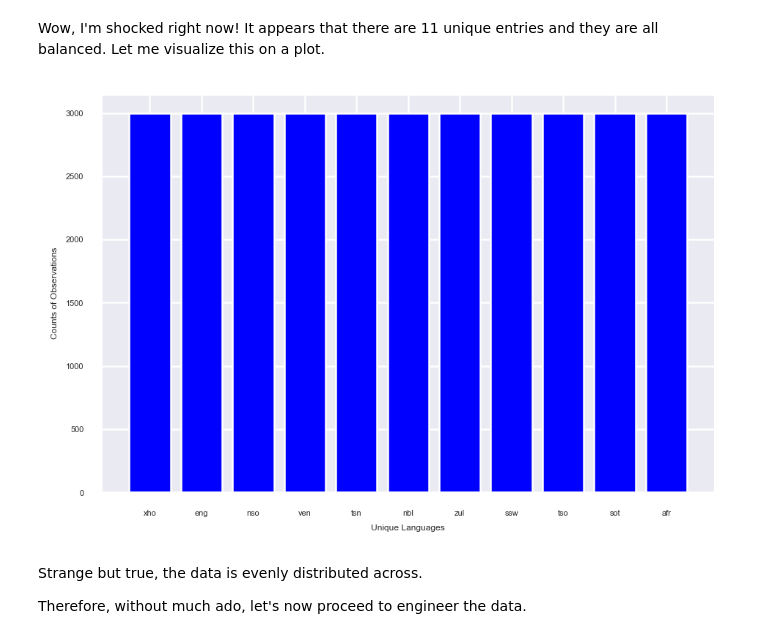
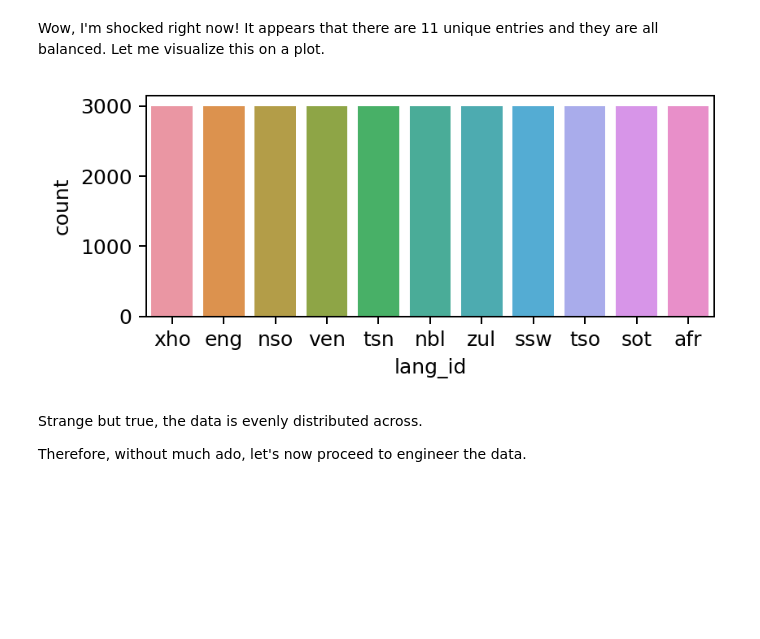
Before and after one commit to JoshOlam/South-African-Language-Identification-Hack-2022, a Jupyter notebook: starter-notebook.ipynb, the cells around one changed output. Cells and saved outputs as stored; diff of their text form; code cells hidden in the pictures; blank space fills up the shorter version.

```diff
--- a/starter-notebook.ipynb
+++ b/starter-notebook.ipynb
@@ -239,13 +250,3 @@ afr    3000
 Name: lang_id, dtype: int64
 # %% [markdown]
 Wow, I'm shocked right now! It appears that there are 11 unique entries and they are all balanced. Let me visualize this on a plot.
-# %%
-# Get all possible labels
-labels = df_train['lang_id'].unique()
-heights = df_train['lang_id'].value_counts()
-plt.bar(labels,heights,color='blue')
-plt.xlabel("Unique Languages")
-plt.ylabel("Counts of Observations")
-plt.show()
-# %% [output]
-[figure, removed]
@@ -255,3 +253,10 @@ plt.show()
+# %%
+#using seaborn's countplot function
+fig, axis = plt.subplots(figsize=(5, 2))
+axis = sns.countplot(x='lang_id', data=df_train)
+plt.show()
+# %% [output]
+[figure, added]
 # %% [markdown]
 Strange but true, the data is evenly distributed across.
 
```
Also changed, not shown: parts of 18 cells of this notebook.
